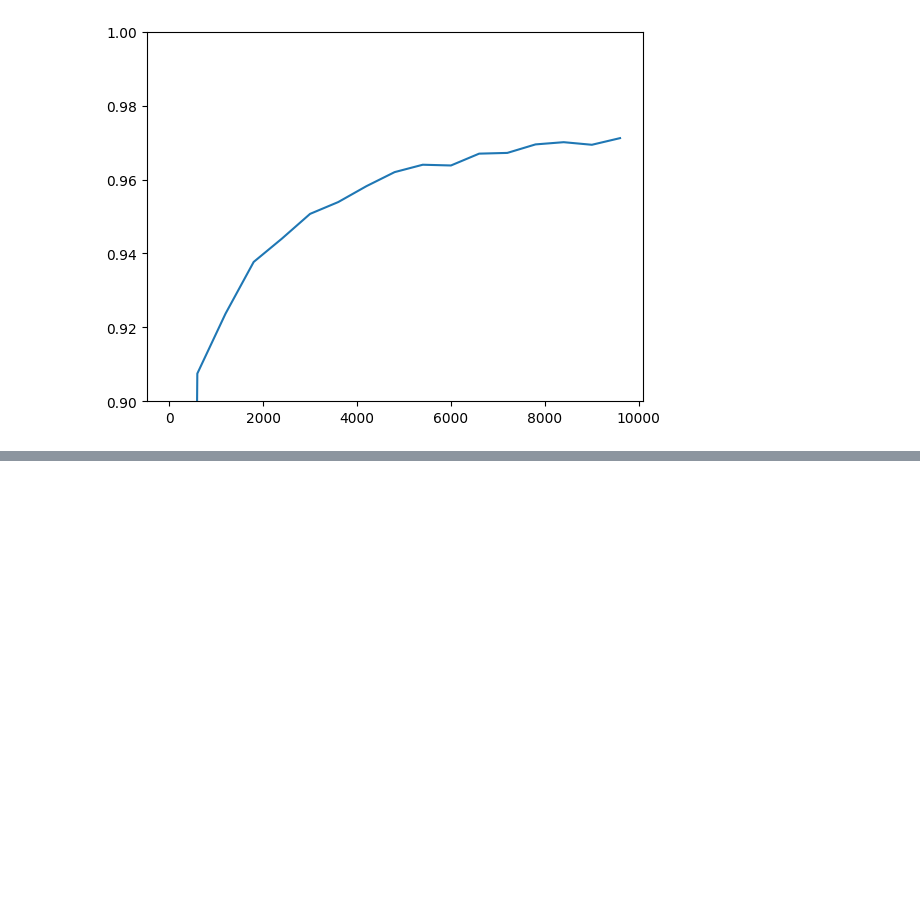
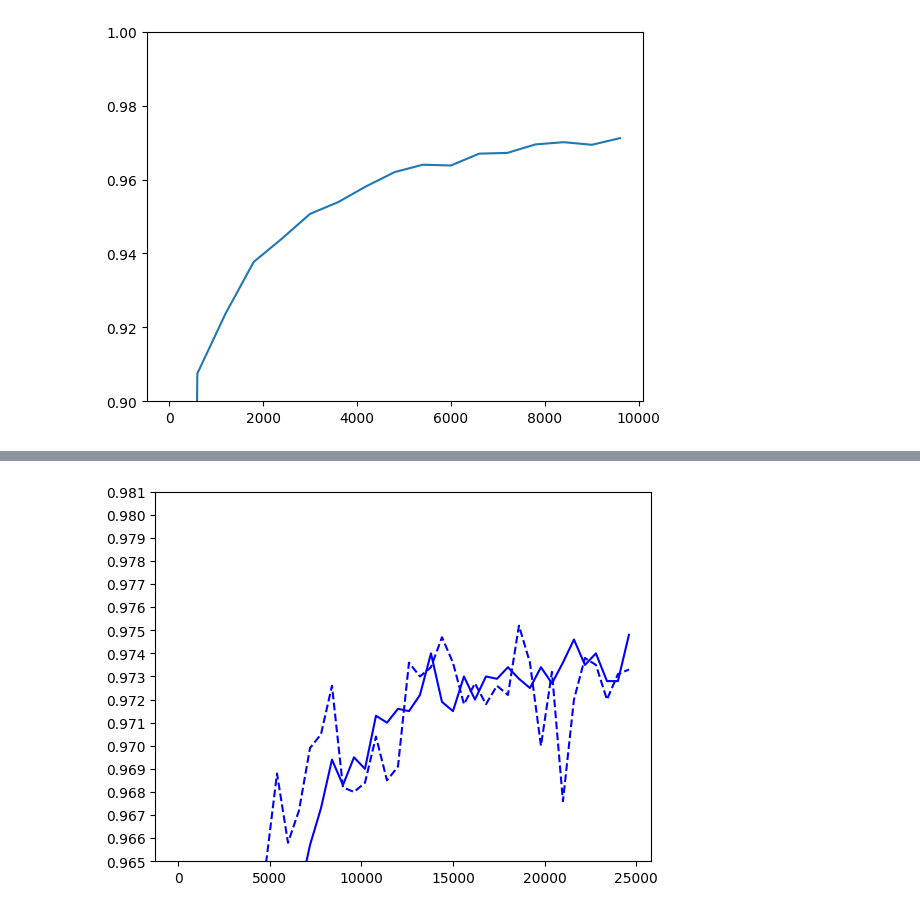
Before and after one commit to Chanmuzi/Deep-Learning-from-Scratch, a Jupyter notebook: 1권/ch05.ipynb, the cells around one changed output, grey strips where cells are left out. Saved outputs shown, nothing was run; the diff lists cells and outputs as text; code cells hidden in the pictures; blank space fills up the shorter version.

```diff
--- a/1권/ch05.ipynb
+++ b/1권/ch05.ipynb
@@ -631,0 +905,17 @@ plt.show()
+# %%
+import matplotlib.pyplot as plt
+
+plt.plot(np.arange(0, 25000, 600), test_acc_list, color='blue')
+# plt.plot(np.arange(0, 25000, 600), test_acc_list_70, color='red')
+# plt.plot(np.arange(0, 25000, 600), test_acc_list_100, color='green')
+plt.plot(np.arange(0, 25000, 600), test_acc_list_three_50, color='blue', linestyle='--')
+# plt.plot(np.arange(0, 25000, 600), test_acc_list_three_70, color='red', linestyle='--')
+# plt.plot(np.arange(0, 25000, 600), test_acc_list_three_100, color='green', linestyle='--')
+
+plt.ylim(0.965, 0.981, 0.001)
+plt.yticks(np.arange(0.965, 0.981, 0.001))
+
+
+plt.show()
+# %% [output]
+[figure, added]
```
Also changed, not shown: parts of 11 cells of this notebook.
